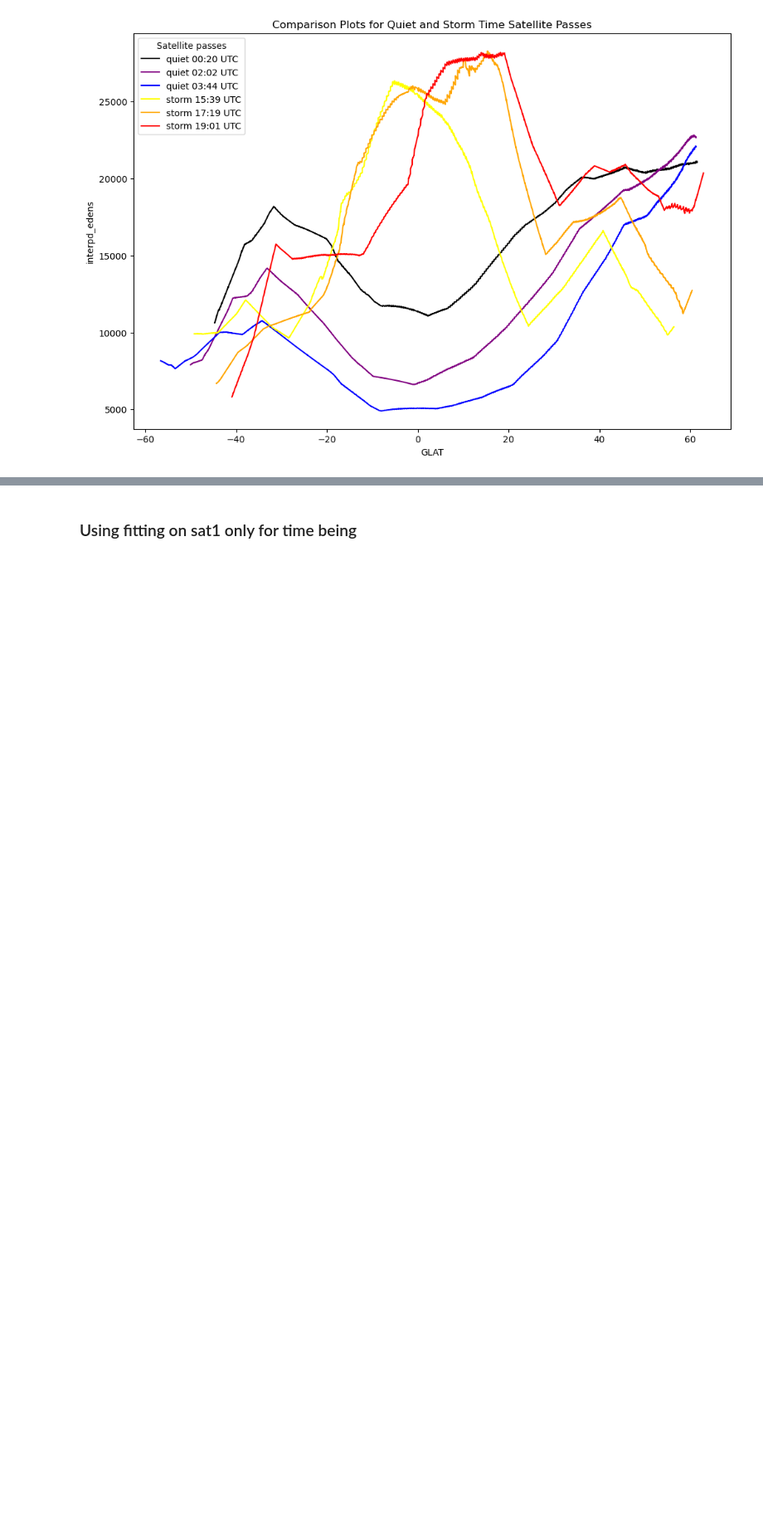
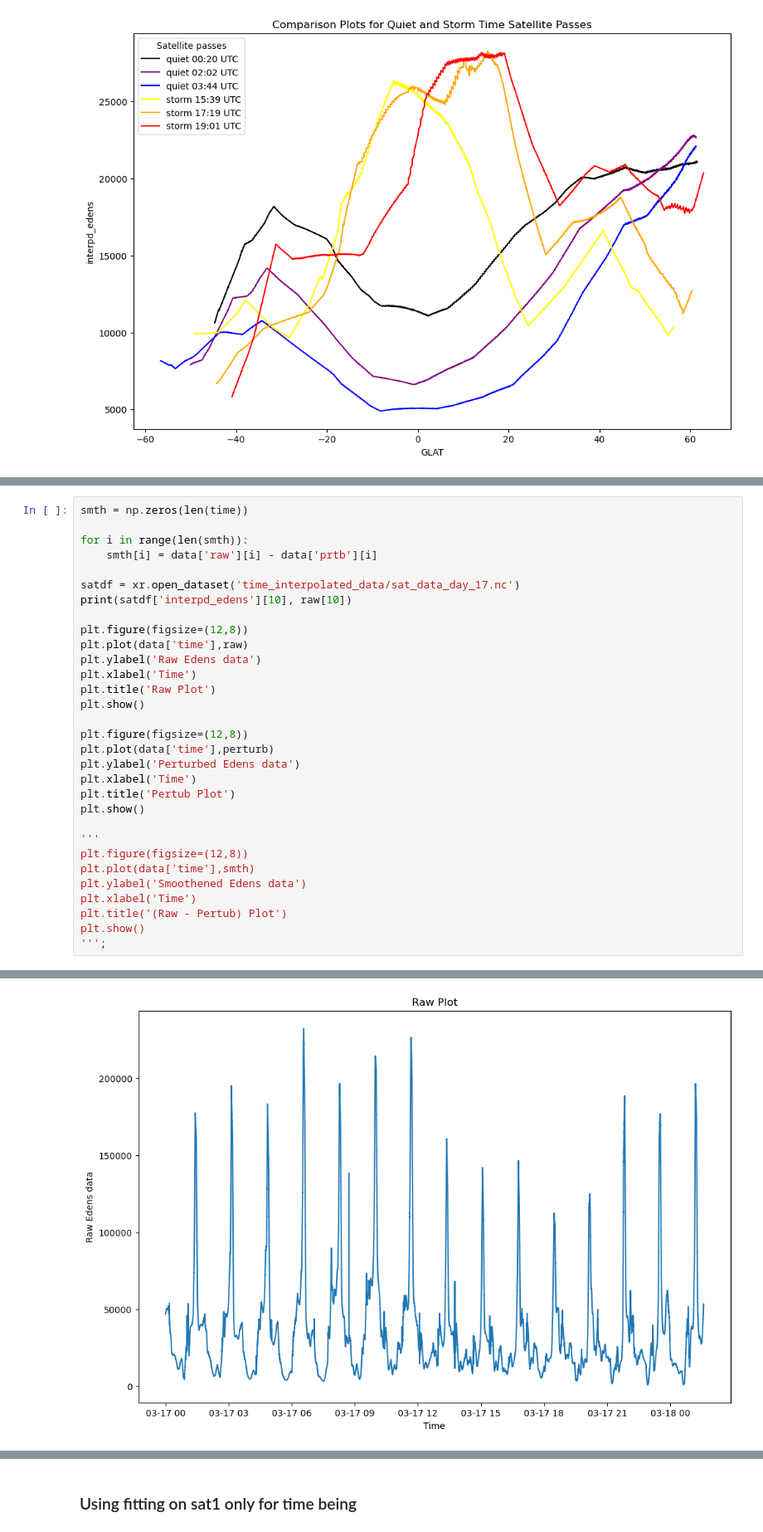
Before and after one commit to abukowski21/sat-interp-tid-analysis, a Jupyter notebook: background_removal_sat_passes.ipynb, the cells around one changed output, grey strips where cells are left out. Shown at 83% size. Saved outputs shown, nothing was run; the diff lists cells and outputs as text; blank space fills up the shorter version.

```diff
--- a/background_removal_sat_passes.ipynb
+++ b/background_removal_sat_passes.ipynb
@@ -63,0 +108,32 @@ print(sat1.alt.values)
+# %%
+smth = np.zeros(len(time))
+
+for i in range(len(smth)):
+    smth[i] = data['raw'][i] - data['prtb'][i]
+
+satdf = xr.open_dataset('time_interpolated_data/sat_data_day_17.nc')
+print(satdf['interpd_edens'][10], raw[10])
+
+plt.figure(figsize=(12,8))
+plt.plot(data['time'],raw)
+plt.ylabel('Raw Edens data')
+plt.xlabel('Time')
+plt.title('Raw Plot')
+plt.show()
+
+plt.figure(figsize=(12,8))
+plt.plot(data['time'],perturb)
+plt.ylabel('Perturbed Edens data')
+plt.xlabel('Time')
+plt.title('Pertub Plot')
+plt.show()
+
+'''
+plt.figure(figsize=(12,8))
+plt.plot(data['time'],smth)
+plt.ylabel('Smoothened Edens data')
+plt.xlabel('Time')
+plt.title('(Raw - Pertub) Plot')
+plt.show()
+''';
+# %% [output]
@@ -63,0 +147 @@ print(sat1.alt.values)
+[figure, added]
```
Also changed, not shown: parts of 18 cells of this notebook, 3 other files.
